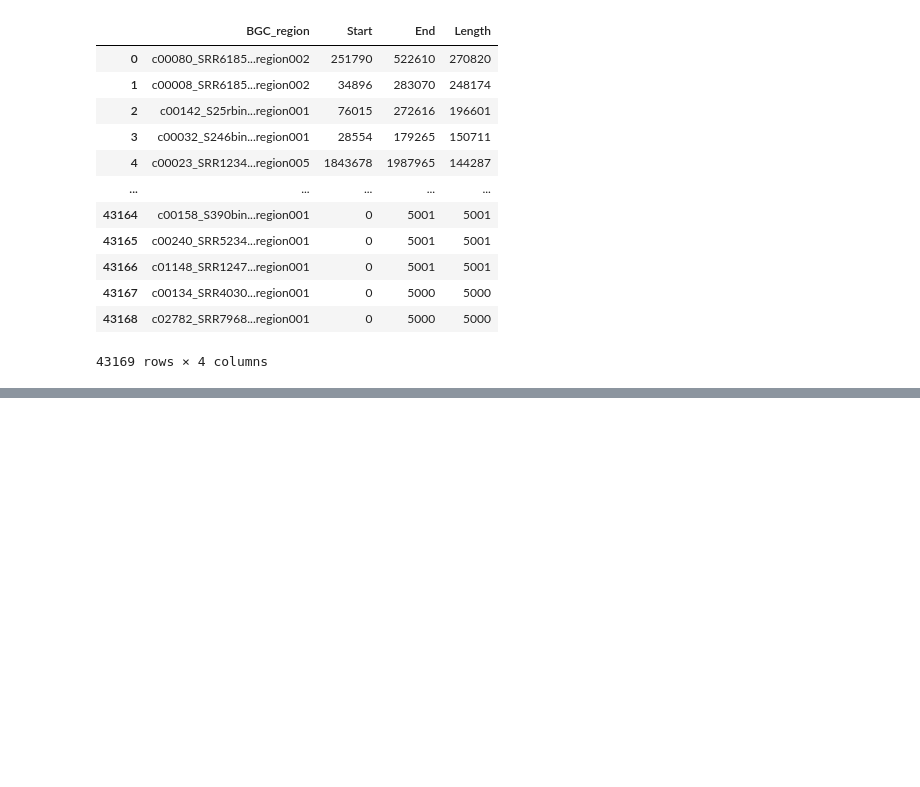
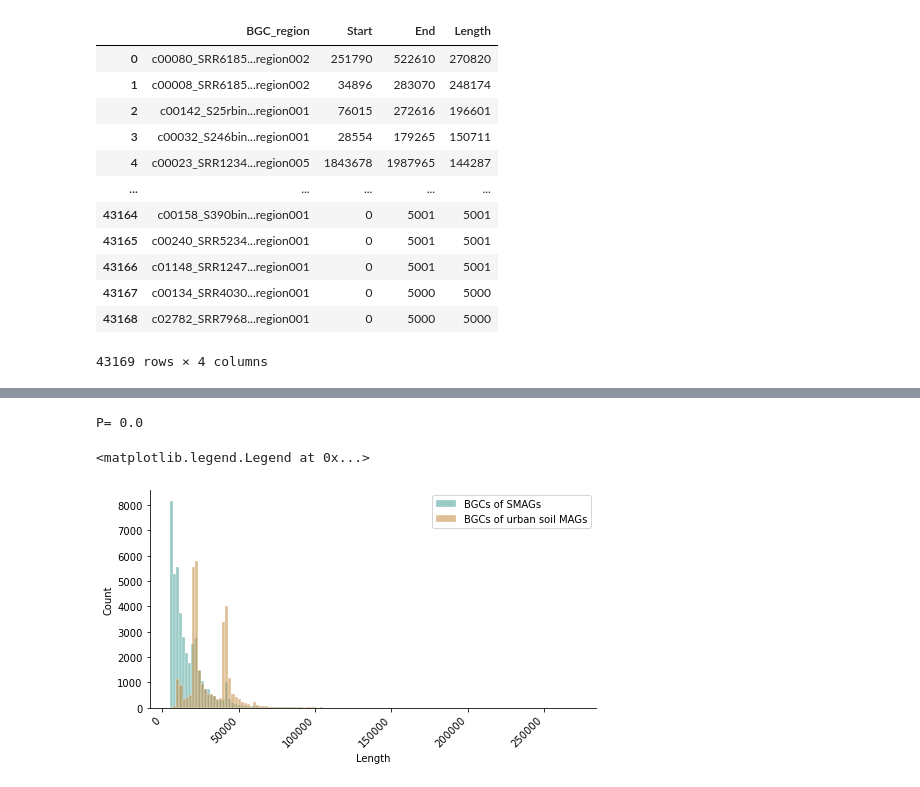
Before and after one commit to BigDataBiology/Duan2026_urban_soil, a Jupyter notebook: analysis/figure4/figure4.ipynb, the cells around one changed output, grey strips where cells are left out. Saved outputs shown, nothing was run; the diff lists cells and outputs as text; code cells hidden in the pictures; blank space fills up the shorter version.

```diff
--- a/analysis/figure4/figure4.ipynb
+++ b/analysis/figure4/figure4.ipynb
@@ -255,0 +77,22 @@ smag
+# %%
+from scipy.stats import chi2_contingency
+table = [[145, 15516], [31634, 43169]]
+chi2, p_value, _, _ = chi2_contingency(table)
+print(f"P= {p_value}")
+# %% [output]
+P= 0.0
+# %%
+fig, ax = plt.subplots(figsize=(8, 4))
+sns.histplot(data=smag,
+            x='Length',
+            color='#35978f',binwidth=2000,alpha=0.5,label='BGCs of SMAGs',edgecolor='white')
+sns.histplot(data=df,
+            x='length',
+            color='#bf812d',binwidth=2000,alpha=0.5,label='BGCs of urban soil MAGs',edgecolor='white')
+ax.spines['right'].set_visible(False)
+ax.spines['top'].set_visible(False)
+plt.xticks(rotation=45, ha='right')
+plt.legend(loc=1)
+# %% [output]
+<matplotlib.legend.Legend at 0x...>
+[figure, added]
```
Also changed, not shown: parts of 49 cells of this notebook, 1 other file.
